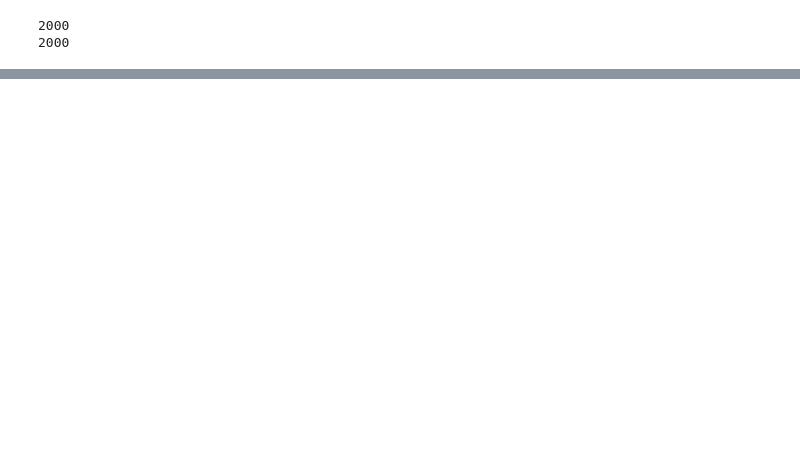
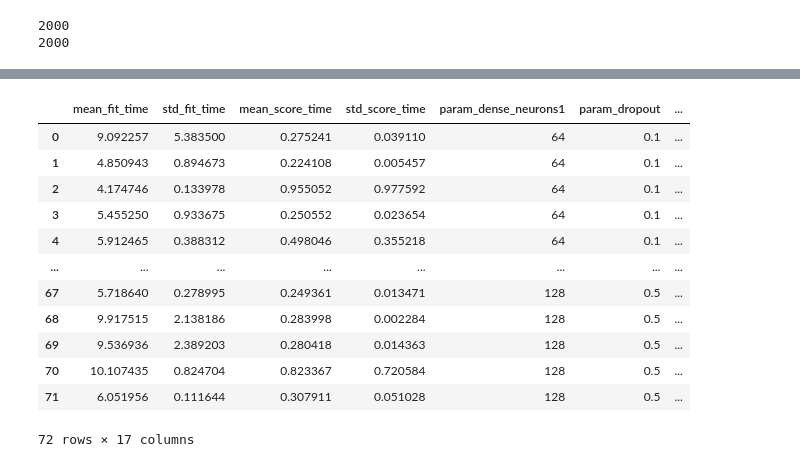
Before and after one commit to kabatyy/Driver-Drowsiness-Detection-In-Cars, a Jupyter notebook: start.ipynb, the cells around one changed output, grey strips where cells are left out. Saved outputs shown, nothing was run; the diff lists cells and outputs as text; code cells hidden in the pictures; blank space fills up the shorter version.

Commit message:
made modelling function and grid searching

```diff
--- a/start.ipynb
+++ b/start.ipynb
@@ -89,0 +137,16 @@ X_test=X_test.reshape(X_test.shape[0], 80,80,3)
+# %%
+early_stop=tf.keras.callbacks.EarlyStopping(patience=5, min_delta=.05)
+# %%
+params_deep={
+    "layout":['3x3','5x5','2*3x3'],
+    "dense_neurons1":[64,128],
+    'filters':[8,18,32],
+    "dropout":[0.1,0.5,],
+    "pooling":[None,1],
+    "epochs":[10]
+
+}
+# %%
+nn_deep=KerasClassifier(build_fn=deep_learning_model, batch_size=200)
+gs_deep=GridSearchCV(estimator=nn_deep,param_grid=params_deep,cv=3,scoring='average_precision')
+gs_deep.fit(X_train, y_train,validation_data=(X_test,y_test),callbacks=[early_stop])
@@ -89,0 +178,18 @@ X_test=X_test.reshape(X_test.shape[0], 80,80,3)
+# %%
+df=pd.DataFrame(gs_deep.cv_results_)
+# %%
+df
+# %% [output]
+|  | mean_fit_time | std_fit_time | mean_score_time | std_score_time | param_dense_neurons1 | param_dropout | ... |
+| 0 | 9.092257 | 5.383500 | 0.275241 | 0.039110 | 64 | 0.1 | ... |
+| 1 | 4.850943 | 0.894673 | 0.224108 | 0.005457 | 64 | 0.1 | ... |
+| 2 | 4.174746 | 0.133978 | 0.955052 | 0.977592 | 64 | 0.1 | ... |
+| 3 | 5.455250 | 0.933675 | 0.250552 | 0.023654 | 64 | 0.1 | ... |
+| 4 | 5.912465 | 0.388312 | 0.498046 | 0.355218 | 64 | 0.1 | ... |
+| ... | ... | ... | ... | ... | ... | ... | ... |
+| 67 | 5.718640 | 0.278995 | 0.249361 | 0.013471 | 128 | 0.5 | ... |
+| 68 | 9.917515 | 2.138186 | 0.283998 | 0.002284 | 128 | 0.5 | ... |
+| 69 | 9.536936 | 2.389203 | 0.280418 | 0.014363 | 128 | 0.5 | ... |
+| 70 | 10.107435 | 0.824704 | 0.823367 | 0.720584 | 128 | 0.5 | ... |
+| 71 | 6.051956 | 0.111644 | 0.307911 | 0.051028 | 128 | 0.5 | ... |
+72 rows × 17 columns
```
Also changed, not shown: parts of 9 cells of this notebook.
